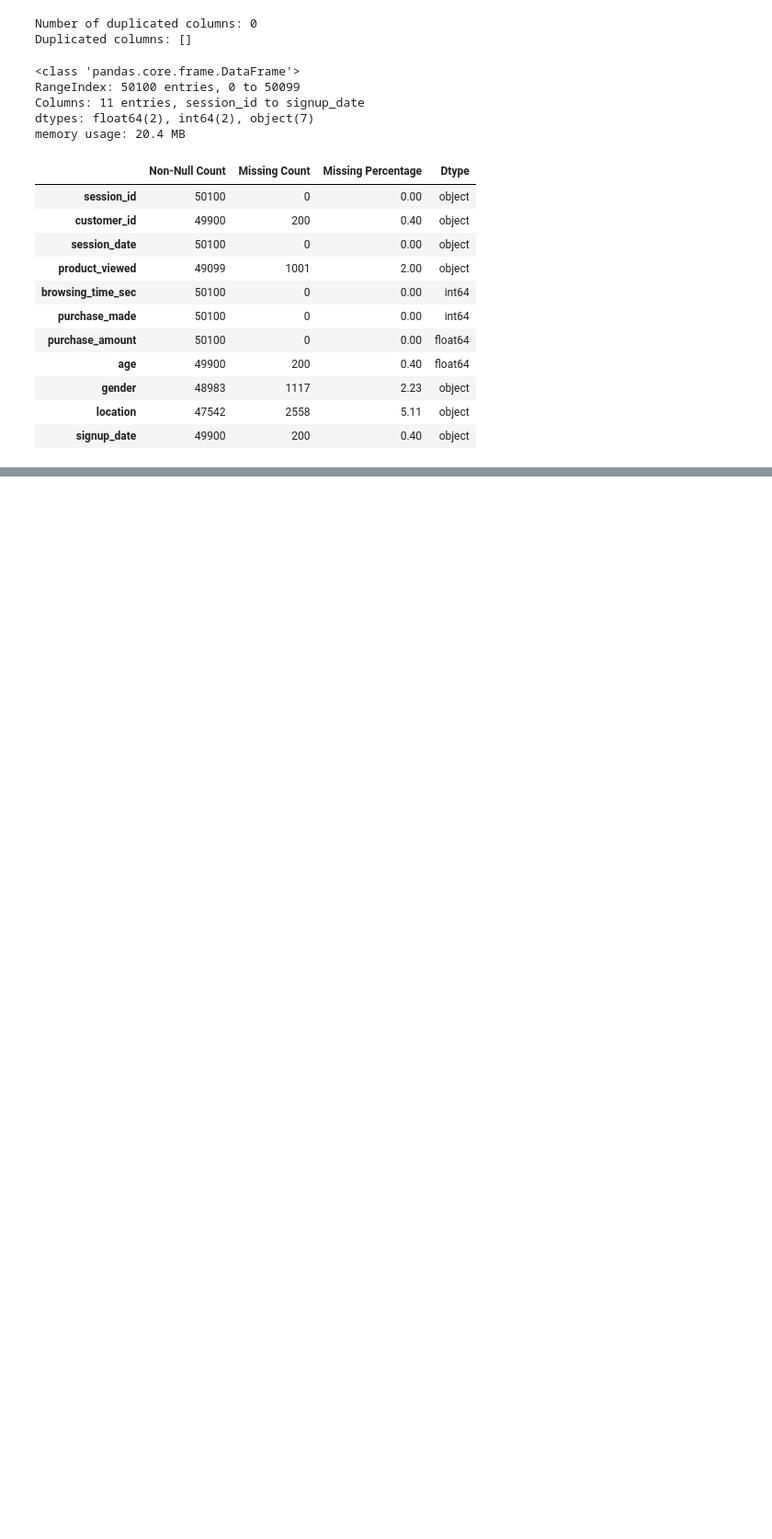
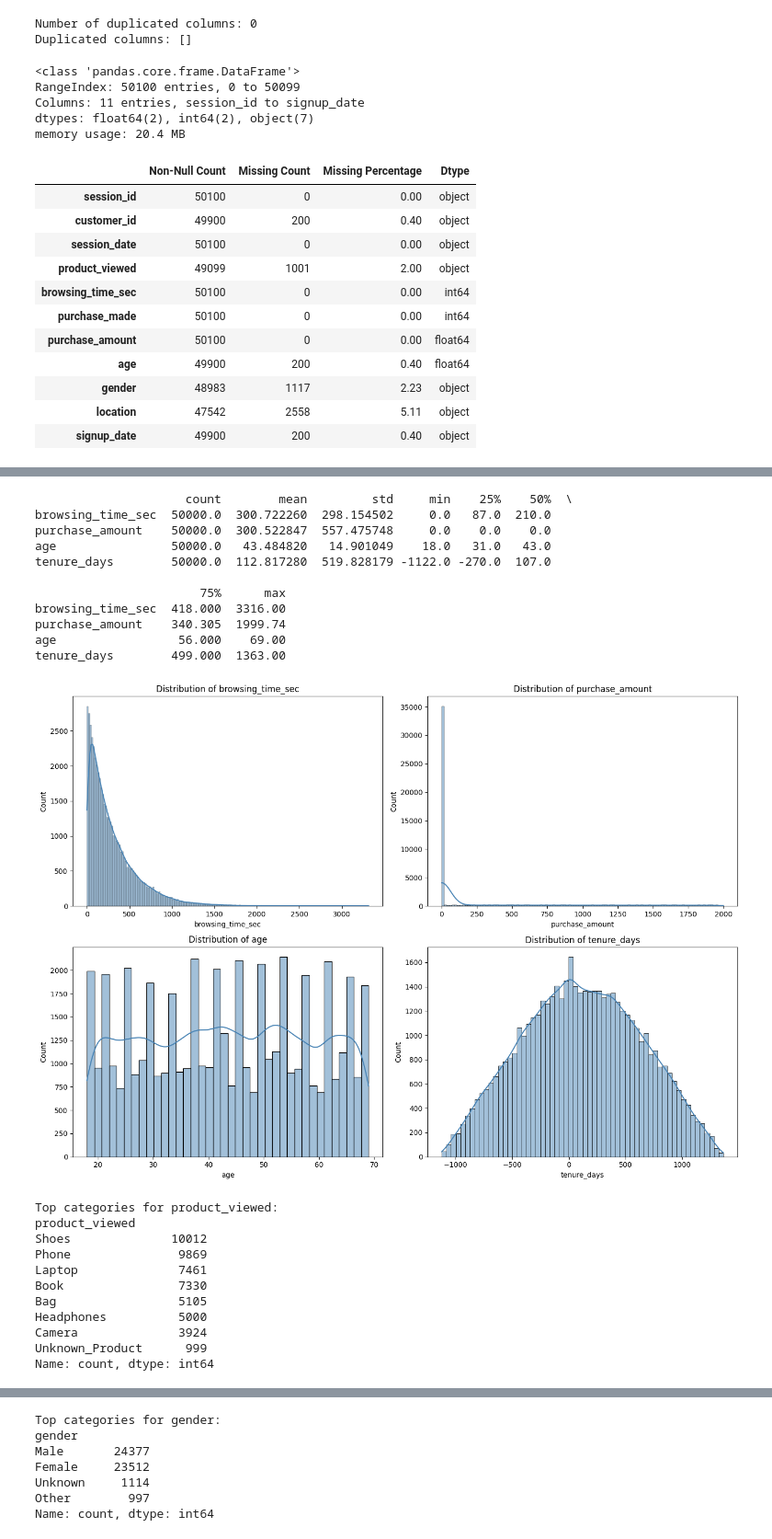
Before and after one commit to EfyaDufie2020/Analyzing-Customer-Behavior-for-E-commerce-Insights, a Jupyter notebook: E-commerce.ipynb, the cells around one changed output, grey strips where cells are left out. Shown at 92% size. Cells and saved outputs as stored; diff of their text form; code cells hidden in the pictures; blank space fills up the shorter version.

Commit message:
Exploratory Data Analysis

```diff
--- a/E-commerce.ipynb
+++ b/E-commerce.ipynb
@@ -416,0 +658,6 @@ memory usage: 20.4 MB
+# %%
+# save cleaned dataset
+df_combine.to_csv("df_final.csv", index=False)
+
+df_final = pd.read_csv("df_final.csv")
+df_final.head()
@@ -416,0 +696,52 @@ memory usage: 20.4 MB
+# %%
+# 1) Numeric Summary + Histogram
+
+num_cols = ['browsing_time_sec','purchase_amount','age','tenure_days']
+print(df_final[num_cols].describe().T)
+
+fig, axes = plt.subplots(2,2, figsize=(14,10))
+axes = axes.flatten()
+for i, c in enumerate(num_cols):
+    sns.histplot(df_final[c], ax=axes[i], kde=True, color='steelblue')
+    axes[i].set_title(f'Distribution of {c}')
+plt.tight_layout()
+plt.show()
+
+
+# 2) Categorical Value Counts + Bar Plots
+
+cat_cols = ['product_viewed','gender','location','day_of_week','month','age_group']
+
+for c in cat_cols:
+    print(f"\nTop categories for {c}:")
+    print(df_final[c].value_counts(dropna=False).head(8))
+
+    plt.figure(figsize=(10,5))
+    sns.countplot(data=df_final, x=c, order=df_final[c].value_counts().index[:10], palette="viridis")
+    plt.title(f"Distribution of {c} (Top 10 categories)")
+    plt.xticks(rotation=45, ha='right')
+    plt.show()
+# %% [output]
+                     count        mean         std     min    25%    50%  \
+browsing_time_sec  50000.0  300.722260  298.154502     0.0   87.0  210.0
+purchase_amount    50000.0  300.522847  557.475748     0.0    0.0    0.0
+age                50000.0   43.484820   14.901049    18.0   31.0   43.0
+tenure_days        50000.0  112.817280  519.828179 -1122.0 -270.0  107.0
+
+                       75%      max
+browsing_time_sec  418.000  3316.00
+purchase_amount    340.305  1999.74
+age                 56.000    69.00
+tenure_days        499.000  1363.00
+[figure, added]
+Top categories for product_viewed:
+product_viewed
+Shoes              10012
+Phone               9869
+Laptop              7461
+Book                7330
+Bag                 5105
+Headphones          5000
+Camera              3924
+Unknown_Product      999
+Name: count, dtype: int64
@@ -416,0 +749,7 @@ memory usage: 20.4 MB
+Top categories for gender:
+gender
+Male       24377
+Female     23512
+Unknown     1114
+Other        997
+Name: count, dtype: int64
```
Also changed, not shown: parts of 49 cells of this notebook, 1 other file.
